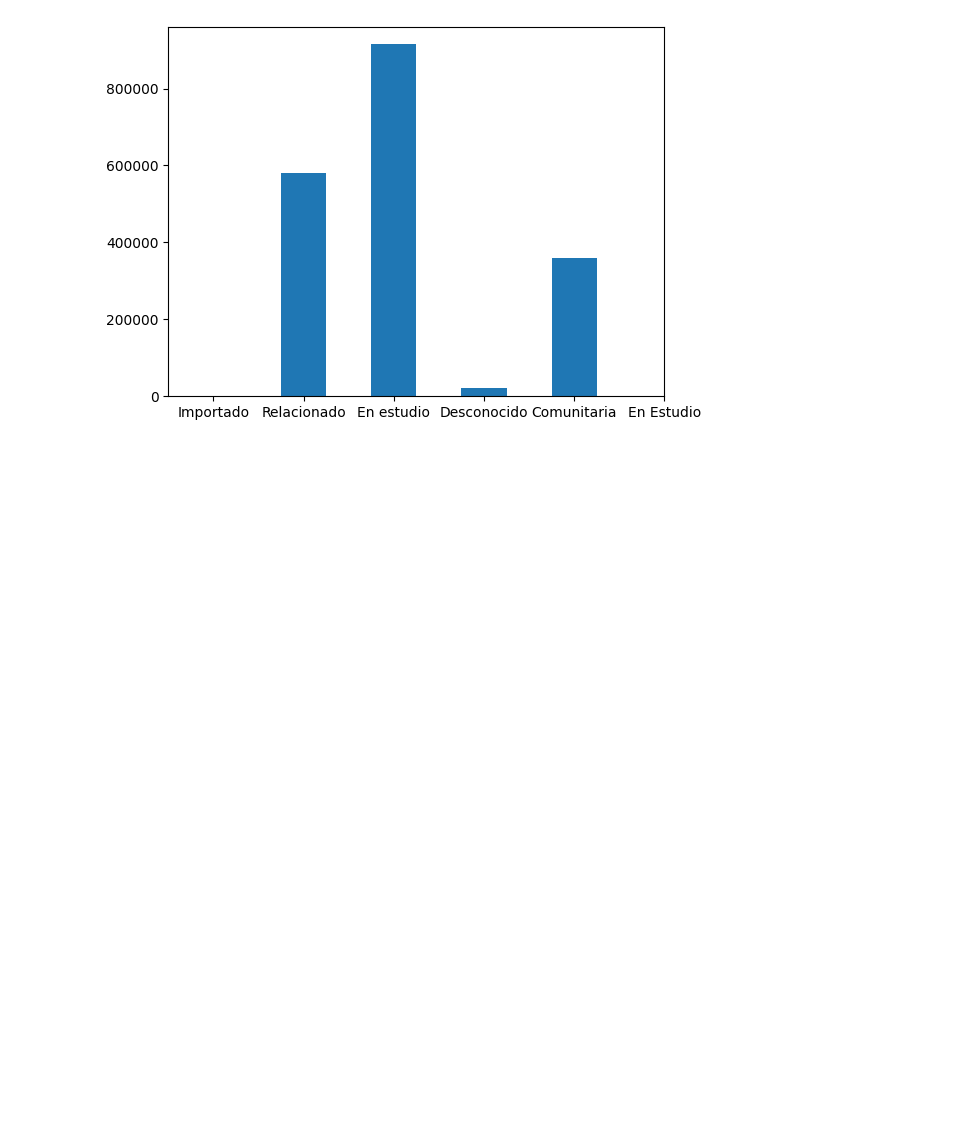
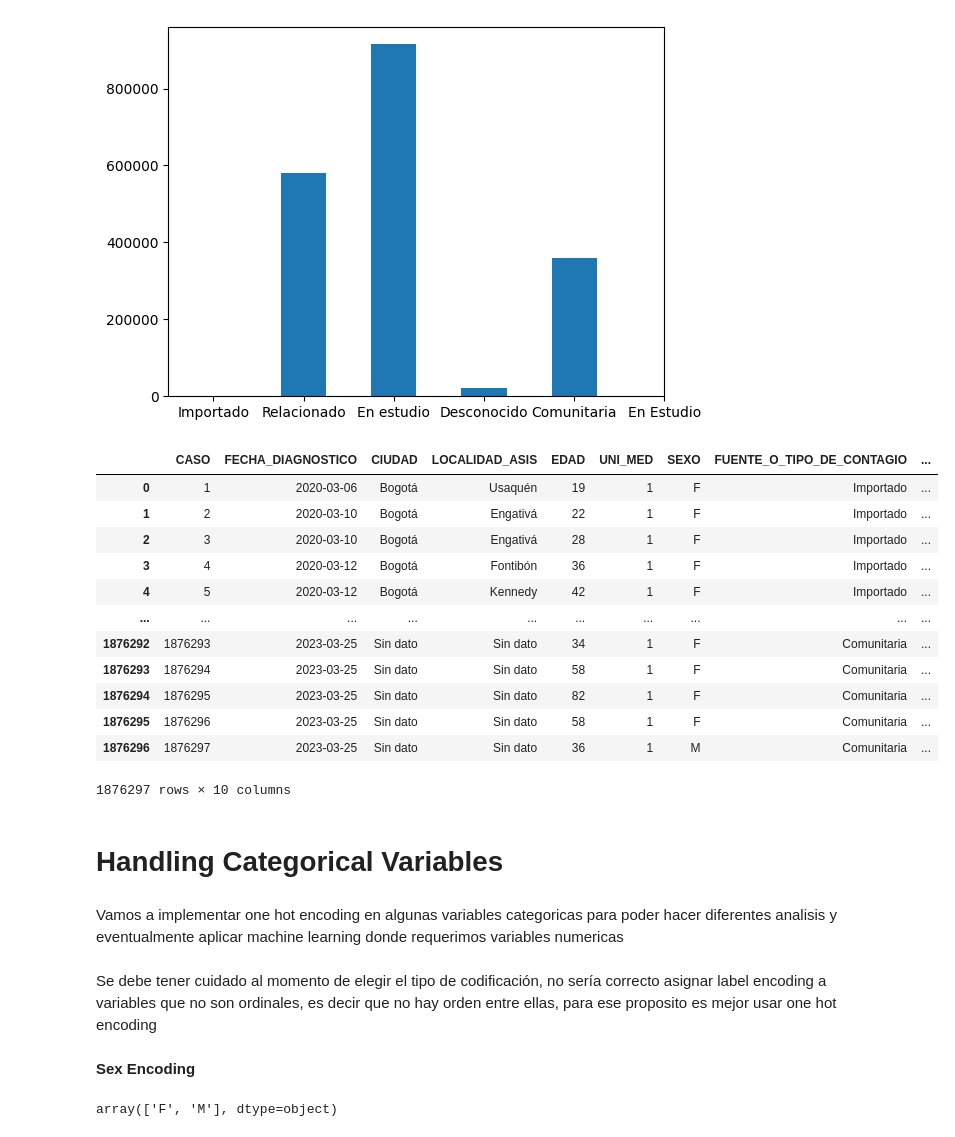
Before and after one commit to ccortesra/EDA-Bogota-COVID, a Jupyter notebook: EDA_Project.ipynb, the cells around one changed output. Cells and saved outputs as stored; diff of their text form; code cells hidden in the pictures; blank space fills up the shorter version.

```diff
--- a/EDA_Project.ipynb
+++ b/EDA_Project.ipynb
@@ -381,3 +381,31 @@ plt.hist(df['FUENTE_O_TIPO_DE_CONTAGIO'],align='left')
 plt.show()
 # %% [output]
 [figure]
+# %%
+df
+# %% [output]
+|  | CASO | FECHA_DIAGNOSTICO | CIUDAD | LOCALIDAD_ASIS | EDAD | UNI_MED | SEXO | FUENTE_O_TIPO_DE_CONTAGIO | ... |
+| 0 | 1 | 2020-03-06 | Bogotá | Usaquén | 19 | 1 | F | Importado | ... |
+| 1 | 2 | 2020-03-10 | Bogotá | Engativá | 22 | 1 | F | Importado | ... |
+| 2 | 3 | 2020-03-10 | Bogotá | Engativá | 28 | 1 | F | Importado | ... |
+| 3 | 4 | 2020-03-12 | Bogotá | Fontibón | 36 | 1 | F | Importado | ... |
+| 4 | 5 | 2020-03-12 | Bogotá | Kennedy | 42 | 1 | F | Importado | ... |
+| ... | ... | ... | ... | ... | ... | ... | ... | ... | ... |
+| 1876292 | 1876293 | 2023-03-25 | Sin dato | Sin dato | 34 | 1 | F | Comunitaria | ... |
+| 1876293 | 1876294 | 2023-03-25 | Sin dato | Sin dato | 58 | 1 | F | Comunitaria | ... |
+| 1876294 | 1876295 | 2023-03-25 | Sin dato | Sin dato | 82 | 1 | F | Comunitaria | ... |
+| 1876295 | 1876296 | 2023-03-25 | Sin dato | Sin dato | 58 | 1 | F | Comunitaria | ... |
+| 1876296 | 1876297 | 2023-03-25 | Sin dato | Sin dato | 36 | 1 | M | Comunitaria | ... |
+1876297 rows × 10 columns
+# %% [markdown]
+# Handling Categorical Variables
+# %% [markdown]
+Vamos a implementar one hot encoding en algunas variables categoricas para poder hacer diferentes analisis y eventualmente aplicar machine learning donde requerimos variables numericas
+# %% [markdown]
+Se debe tener cuidado al momento de elegir el tipo de codificación, no sería correcto asignar label encoding a variables que no son ordinales, es decir que no hay orden entre ellas, para ese proposito es mejor usar one hot encoding
+# %% [markdown]
+**Sex Encoding**
+# %%
+df['SEXO'].unique()
+# %% [output]
+array(['F', 'M'], dtype=object)
```
Also changed, not shown: parts of 25 cells of this notebook.
